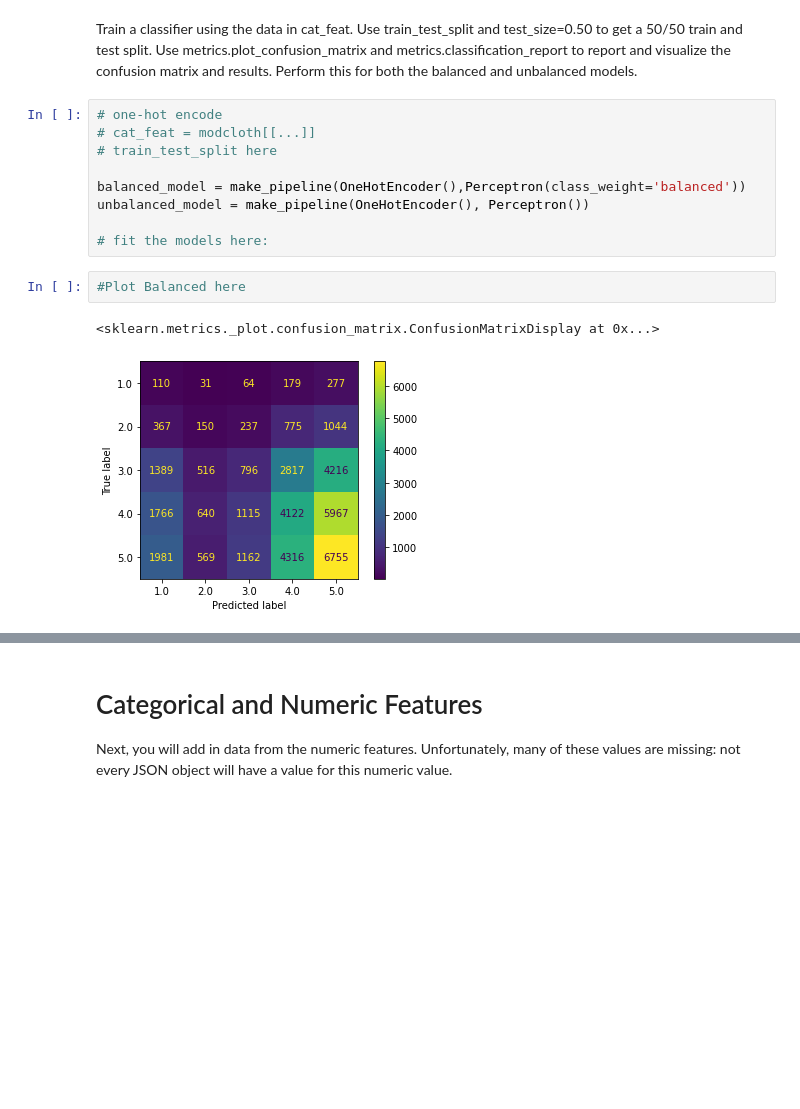
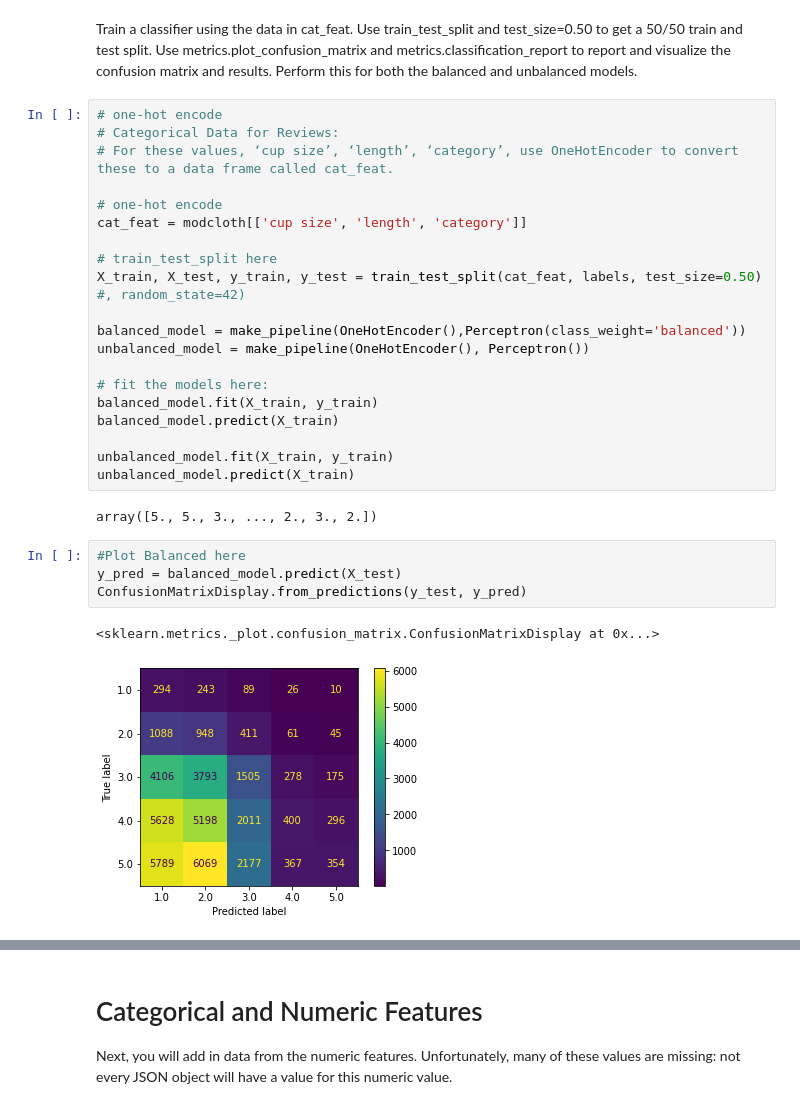
Before and after one commit to zachfreitas/ADS_504_Machine_Learning, a Jupyter notebook: Module_4/Assignment_4/Assignment_Guide_4.ipynb, the cells around one changed output, grey strips where cells are left out. Cells and saved outputs as stored; diff of their text form; blank space fills up the shorter version.

```diff
--- a/Module_4/Assignment_4/Assignment_Guide_4.ipynb
+++ b/Module_4/Assignment_4/Assignment_Guide_4.ipynb
@@ -187,19 +188,34 @@ Train a classifier using the data in cat_feat. Use train_test_split and test_siz
 50/50 train and test split.
 Use metrics.plot_confusion_matrix and metrics.classification_report to report and visualize the
 confusion matrix and results. Perform this for both the balanced and unbalanced models.
-# %%
-# one-hot encode
-# cat_feat = modcloth[[...]]
-# train_test_split here
-
-balanced_model = make_pipeline(OneHotEncoder(),Perceptron(class_weight='balanced'))
-unbalanced_model = make_pipeline(OneHotEncoder(), Perceptron())
-
-# fit the models here:
+# %%
+# one-hot encode
+# Categorical Data for Reviews:
+# For these values, ‘cup size’, ‘length’, ‘category’, use OneHotEncoder to convert these to a data frame called cat_feat.
+
+# one-hot encode
+cat_feat = modcloth[['cup size', 'length', 'category']]
+
+# train_test_split here
+X_train, X_test, y_train, y_test = train_test_split(cat_feat, labels, test_size=0.50) #, random_state=42)
+
+balanced_model = make_pipeline(OneHotEncoder(),Perceptron(class_weight='balanced'))
+unbalanced_model = make_pipeline(OneHotEncoder(), Perceptron())
+
+# fit the models here:
+balanced_model.fit(X_train, y_train)
+balanced_model.predict(X_train)
+
+unbalanced_model.fit(X_train, y_train)
+unbalanced_model.predict(X_train)
+# %% [output]
+array([5., 5., 3., ..., 2., 3., 2.])
 # %%
 #Plot Balanced here
+y_pred = balanced_model.predict(X_test)
+ConfusionMatrixDisplay.from_predictions(y_test, y_pred)
 # %% [output]
 <sklearn.metrics._plot.confusion_matrix.ConfusionMatrixDisplay at 0x...>
-[figure, old version]
+[figure, new version]
 # %%
 #print classification_report balanced here
```
Also changed, not shown: parts of 5 cells of this notebook.
